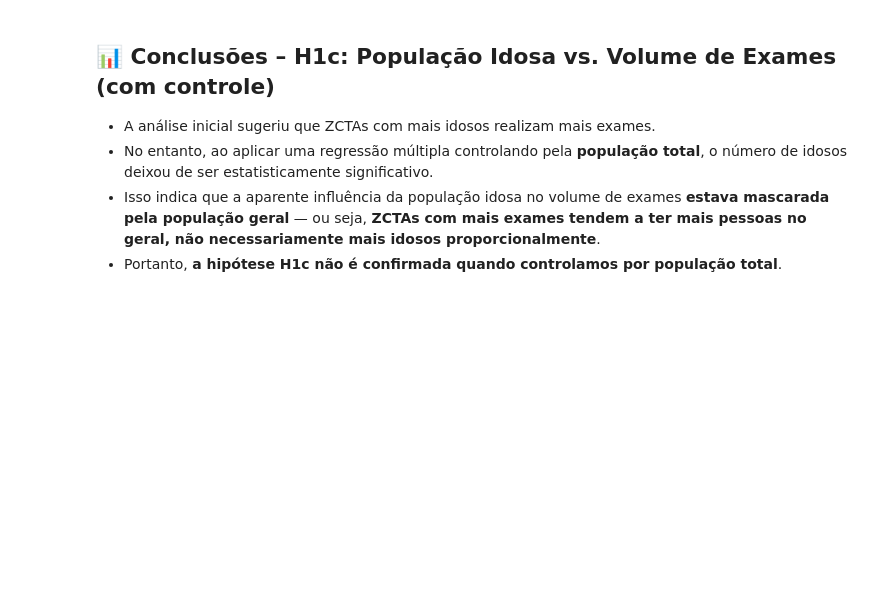
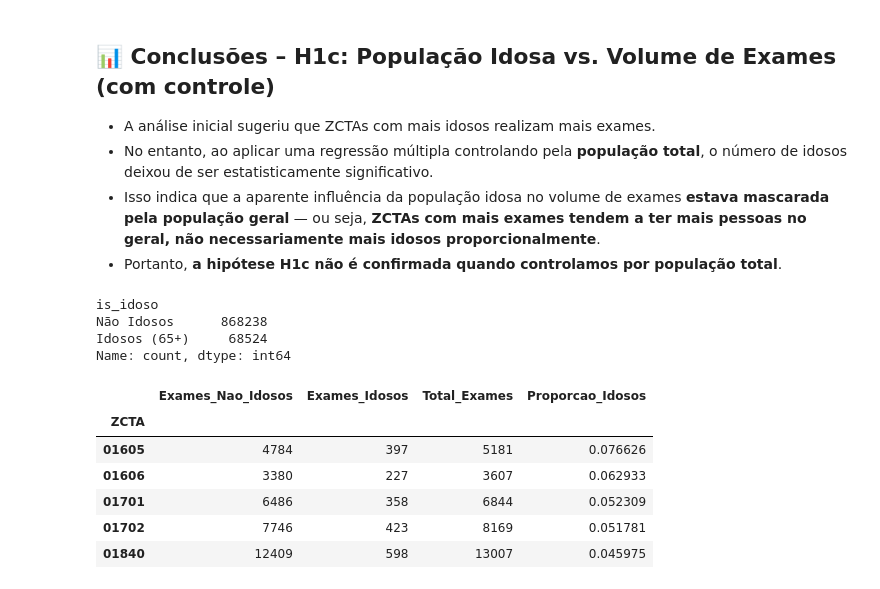
Before and after one commit to ezschneider/labs-strategic-expansion, a Jupyter notebook: notebooks/H1_economic_demographic_potential.ipynb, the cells around one changed output. Cells and saved outputs as stored; diff of their text form; code cells hidden in the pictures; blank space fills up the shorter version.

```diff
--- a/notebooks/H1_economic_demographic_potential.ipynb
+++ b/notebooks/H1_economic_demographic_potential.ipynb
@@ -288,3 +268,35 @@ $$
 - No entanto, ao aplicar uma regressão múltipla controlando pela **população total**, o número de idosos deixou de ser estatisticamente significativo.
 - Isso indica que a aparente influência da população idosa no volume de exames **estava mascarada pela população geral** — ou seja, **ZCTAs com mais exames tendem a ter mais pessoas no geral, não necessariamente mais idosos proporcionalmente**.
 - Portanto, **a hipótese H1c não é confirmada quando controlamos por população total**.
+# %%
+# Converte datas
+dfs['transactional']['Date of birth'] = pd.to_datetime(dfs['transactional']['Date of birth'], errors='coerce')
+dfs['transactional']['Date of service'] = pd.to_datetime(dfs['transactional']['Date of service'], errors='coerce')
+
+# Calcula idade do paciente no momento do exame
+dfs['transactional']['idade'] = dfs['transactional'].apply(
+    lambda row: (row['Date of service'] - row['Date of birth']).days // 365 if pd.notnull(row['Date of birth']) and pd.notnull(row['Date of service']) else None,
+    axis=1
+)
+
+# Marca se o paciente era idoso (65+ anos)
+dfs['transactional']['is_idoso'] = dfs['transactional']['idade'] >= 65
+
+# Contagem de exames por idosos e não idosos
+exames_por_faixa = dfs['transactional']['is_idoso'].value_counts().rename(index={True: 'Idosos (65+)', False: 'Não Idosos'})
+print(exames_por_faixa)
+# %% [output]
+is_idoso
+Não Idosos      868238
+Idosos (65+)     68524
+Name: count, dtype: int64
+# %%
+zcta_idade.head()
+# %% [output]
+|  | Exames_Nao_Idosos | Exames_Idosos | Total_Exames | Proporcao_Idosos |
+| ZCTA |  |  |  |  |
+| 01605 | 4784 | 397 | 5181 | 0.076626 |
+| 01606 | 3380 | 227 | 3607 | 0.062933 |
+| 01701 | 6486 | 358 | 6844 | 0.052309 |
+| 01702 | 7746 | 423 | 8169 | 0.051781 |
+| 01840 | 12409 | 598 | 13007 | 0.045975 |
```
Also changed, not shown: parts of 6 cells of this notebook, 2 other files.
